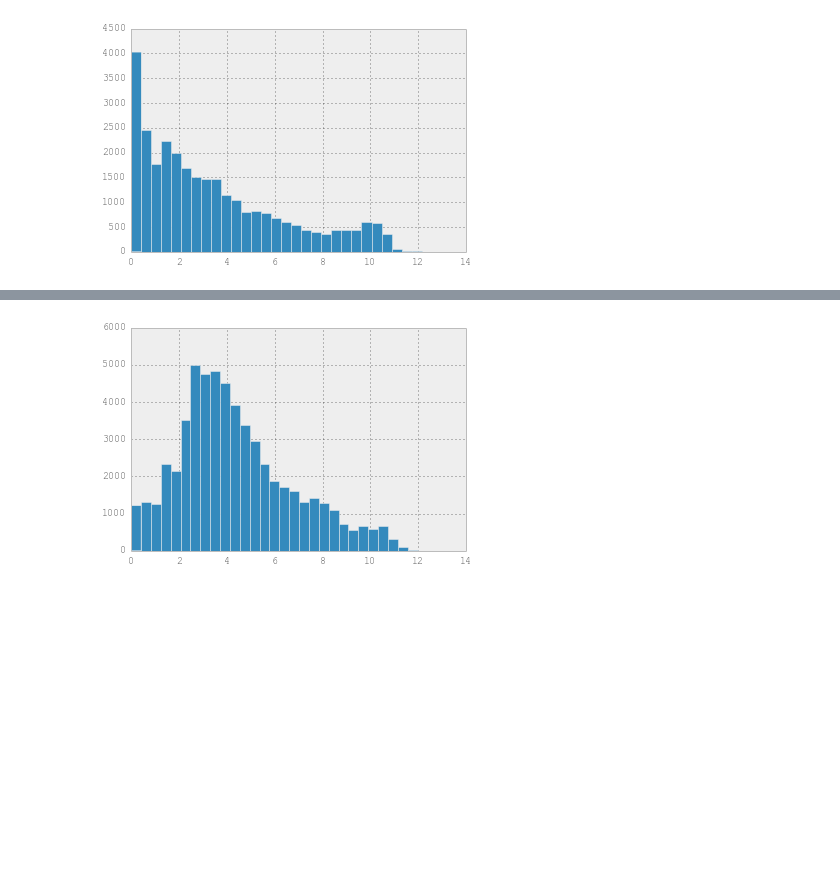
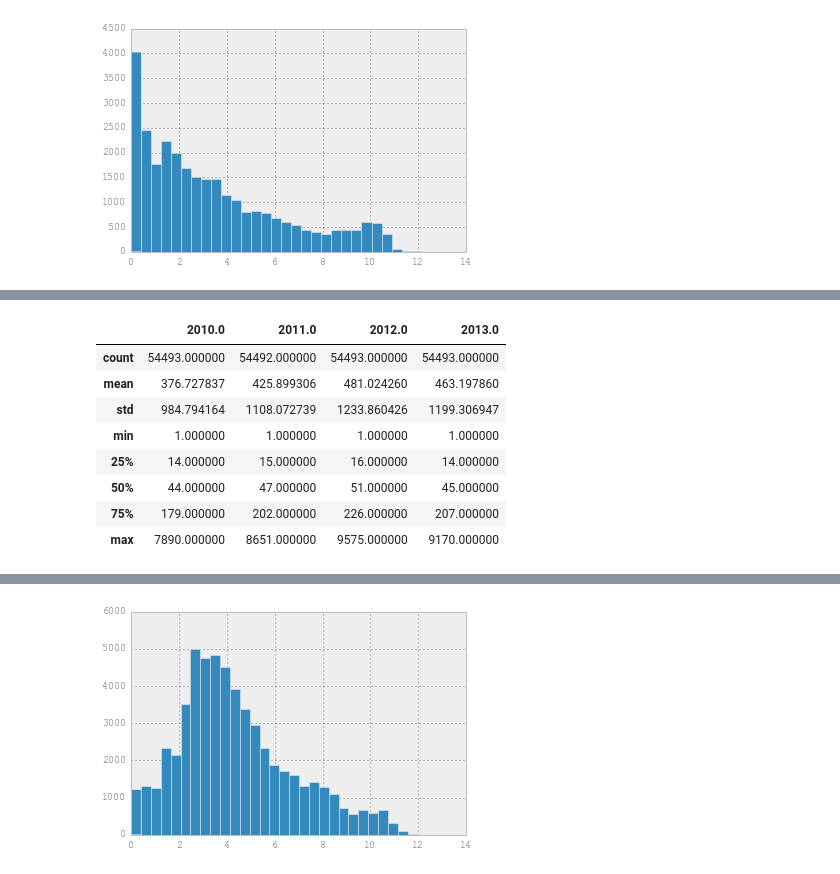
Before and after one commit to AmandaDoyle/BigDataTaxiFinalProject, a Jupyter notebook: ExploratoryAnalysis.ipynb, the cells around one changed output, grey strips where cells are left out. Saved outputs shown, nothing was run; the diff lists cells and outputs as text; code cells hidden in the pictures; blank space fills up the shorter version.

```diff
--- a/ExploratoryAnalysis.ipynb
+++ b/ExploratoryAnalysis.ipynb
@@ -64,0 +101,13 @@ dfe.describe()
+# %%
+dfclean = dfe[dfe<dfe.quantile(0.95)]
+dfclean.describe()
+# %% [output]
+|  | 2010.0 | 2011.0 | 2012.0 | 2013.0 |
+| count | 54493.000000 | 54492.000000 | 54493.000000 | 54493.000000 |
+| mean | 376.727837 | 425.899306 | 481.024260 | 463.197860 |
+| std | 984.794164 | 1108.072739 | 1233.860426 | 1199.306947 |
+| min | 1.000000 | 1.000000 | 1.000000 | 1.000000 |
+| 25% | 14.000000 | 15.000000 | 16.000000 | 14.000000 |
+| 50% | 44.000000 | 47.000000 | 51.000000 | 45.000000 |
+| 75% | 179.000000 | 202.000000 | 226.000000 | 207.000000 |
+| max | 7890.000000 | 8651.000000 | 9575.000000 | 9170.000000 |
```
Also changed, not shown: parts of 14 cells of this notebook.
